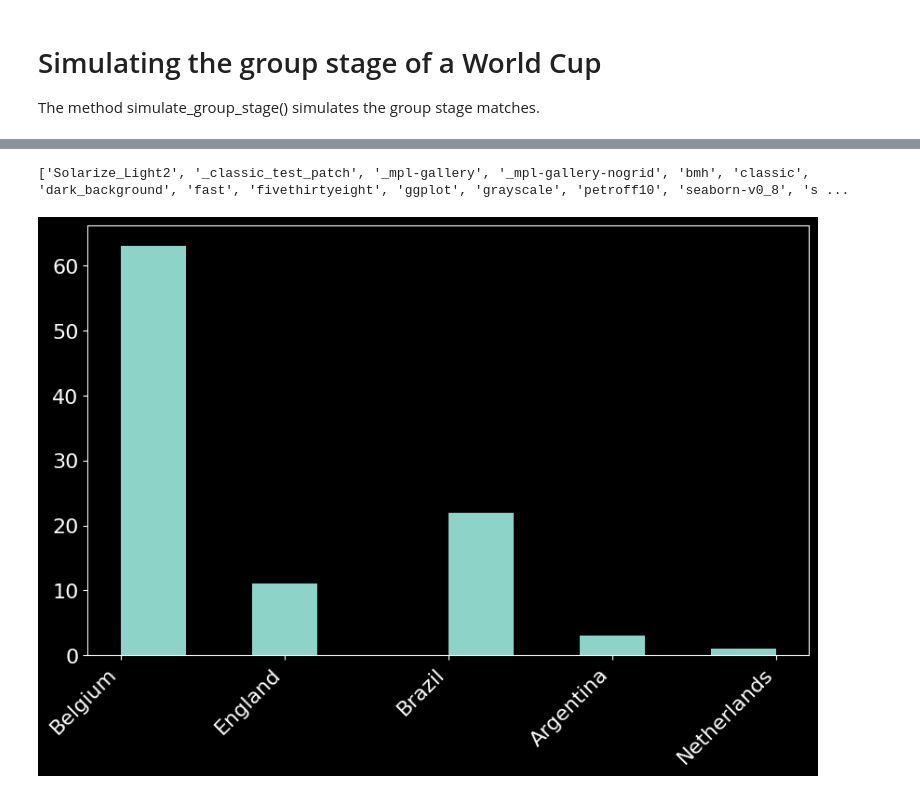
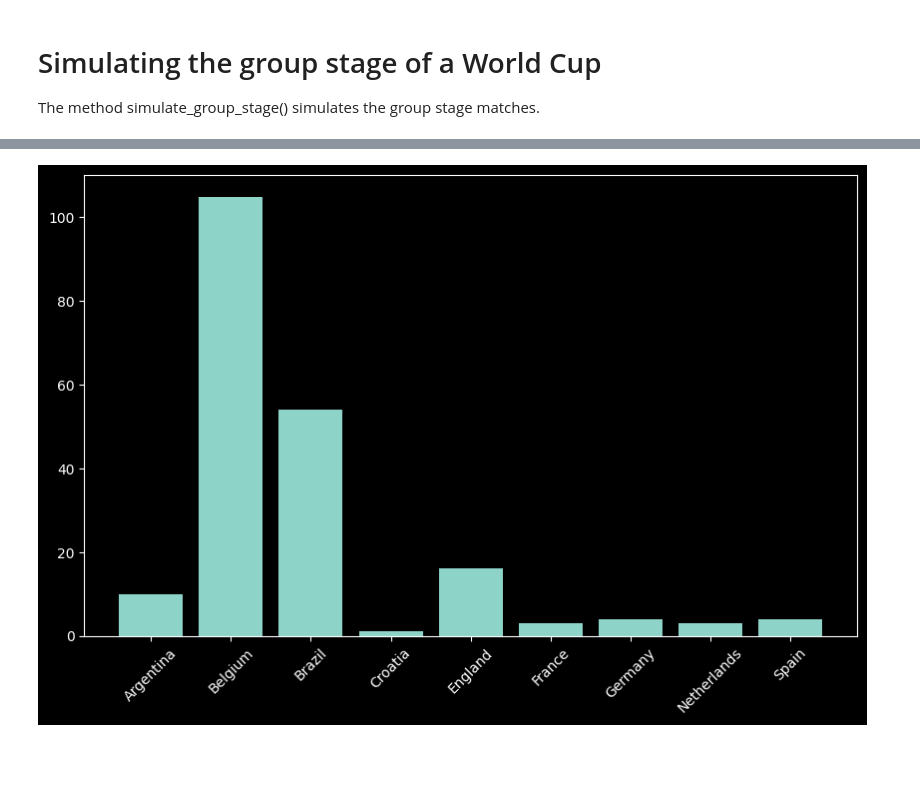
Before and after one commit to frasera00/World_cup_simulation, a Jupyter notebook: WorldCupProject.ipynb, the cells around one changed output, grey strips where cells are left out. Cells and saved outputs as stored; diff of their text form; code cells hidden in the pictures; blank space fills up the shorter version.

Commit message:
Fixed visualizations Fixed draw problem Added Temperature

```diff
--- a/WorldCupProject.ipynb
+++ b/WorldCupProject.ipynb
@@ -54,7 +54,12 @@ class world_cup:
         scoreB += np.random.normal(0, temperature * 0.1)
 
         delta = scoreA - scoreB
-        return teamA if delta > 0 else teamB
+        if delta < 0.9 and delta > -0.9:
+            return "draw"
+        elif delta >= 0.9:
+            return teamA
+        else:
+            return teamB
 
     def __ponctuation(self, team, match_result):
         """Assign points based on match results."""
@@ -80,7 +85,7 @@ class world_cup:
                     teamB = teams[j]
                     distA = self.squad_distributions[teamA]
                     distB = self.squad_distributions[teamB]
-                    match_result = self.__simulate_match(distA, distB, teamA, teamB, temperature=self.temperature)
+                    match_result = world_cup.simulate_match(distA, distB, teamA, teamB, temperature=self.temperature)
                     group_results[group].append([teamA, teamB, match_result])
 
                     points[group][teamA] += self.__ponctuation(teamA, match_result)
@@ -128,7 +133,14 @@ class world_cup:
 
             distA = self.squad_distributions[teamA]
             distB = self.squad_distributions[teamB]
-            match_result = self.__simulate_match(distA, distB, teamA, teamB)
+            match_result = world_cup.simulate_match(distA, distB, teamA, teamB)
+
+            if match_result == "draw":
+                # Extra time
+                match_result = world_cup.simulate_match(distA, distB, teamA, teamB)
+                if match_result == "draw":
+                    # Penalty shootout
+                    match_result = np.random.choice([teamA, teamB])
             winners.append(match_result)
         return winners
 
@@ -284,7 +296,7 @@ class world_cup:
                 box_width = 0.6
                 alpha = 0.7
 
-            rect = patches.FancyBboxPatch(
+            rect = FancyBboxPatch(
                 (x - box_width/2, y - box_height/2),
                 box_width, box_height,
                 boxstyle=f"round,pad=0.1,rounding_size=0.1",
@@ -358,7 +370,7 @@ class world_cup:
 
         plt.tight_layout()
         plt.show()
-        plt.style.reload_library()
+        plt.style.use('default')
 # %% [markdown]
 Scores Table
 
@@ -487,25 +496,30 @@ NameError: name 'world_cup' is not defined
 # %%
 from tqdm import tqdm
 
-num_of_wcs = 100
+T = 100
+num_of_wcs = 200
 champions = []
 
 for i in tqdm(range(num_of_wcs)):
-    WorldCup = world_cup(groups, squad_distribution, temperature=50)
+    WorldCup = world_cup(groups, squad_distribution, temperature=T)
     WorldCup.groups
 
     group_stage_results, points = WorldCup.simulate_group_stage()
     results_df = pd.DataFrame(group_stage_results)
 
     # Simulate knockout stage
     champion, all_pairs, all_winners = WorldCup.simulate_knockout_stage(points, plot=False)
     champions.append(champion)
 
-fig, ax = plt.subplots(figsize=(10,6))
-ax.hist(champions, bins=10)
-ax.set_xticks(ax.get_xticks())
-ax.set_xticklabels(ax.get_xticklabels(), rotation=45, ha='right')
-print("")
+champion_counts = {team: champions.count(team) for team in set(champions)}
+
+fig, ax = plt.subplots(figsize=(10, 6))
+labels = sorted(champion_counts.keys())
+values = [champion_counts[label] for label in labels]
+
+ax.bar(labels, values, label=f"T={T}")
+ax.set_xticklabels(labels, rotation=45)
+ax.set_xticks(np.arange(len(labels)))
+fig.show()
 # %% [output]
-['Solarize_Light2', '_classic_test_patch', '_mpl-gallery', '_mpl-gallery-nogrid', 'bmh', 'classic', 'dark_background', 'fast', 'fivethirtyeight', 'ggplot', 'grayscale', 'petroff10', 'seaborn-v0_8', 's ...
-[figure, old version]
+[figure, new version]
```
Also changed, not shown: parts of 3 cells of this notebook.
